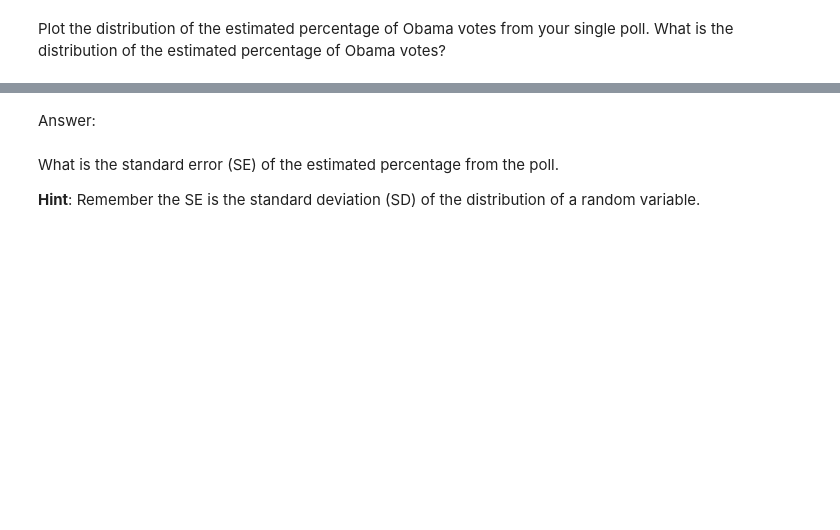
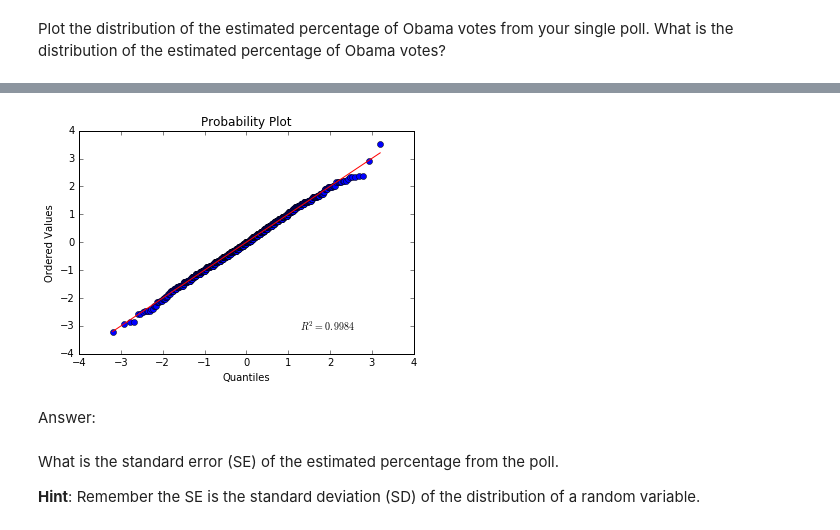
Before and after one commit to adriannr/2014, a Jupyter notebook: homework/HW2.ipynb, the cells around one changed output, grey strips where cells are left out. Saved outputs shown, nothing was run; the diff lists cells and outputs as text; code cells hidden in the pictures; blank space fills up the shorter version.

```diff
--- a/homework/HW2.ipynb
+++ b/homework/HW2.ipynb
@@ -472,3 +487,9 @@ Plot the distribution of the estimated percentage of Obama votes from your singl
+# %%
+import scipy.stats as stats
+stats.probplot((obs-np.mean(obs))/np.std(obs,ddof=1), dist="norm", plot = plt)
+plt.show()
+# %% [output]
+[figure, added]
 # %% [markdown]
 Answer:
 # %% [markdown]
```
Also changed, not shown: parts of 37 cells of this notebook.
